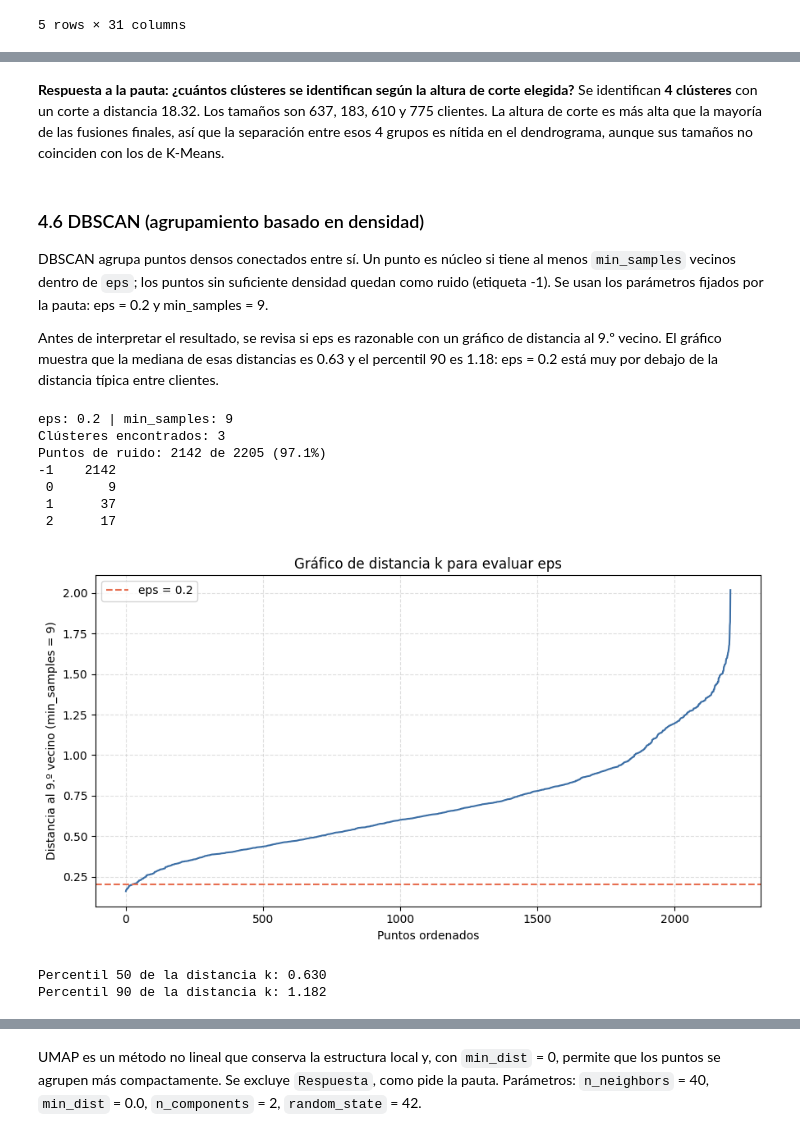
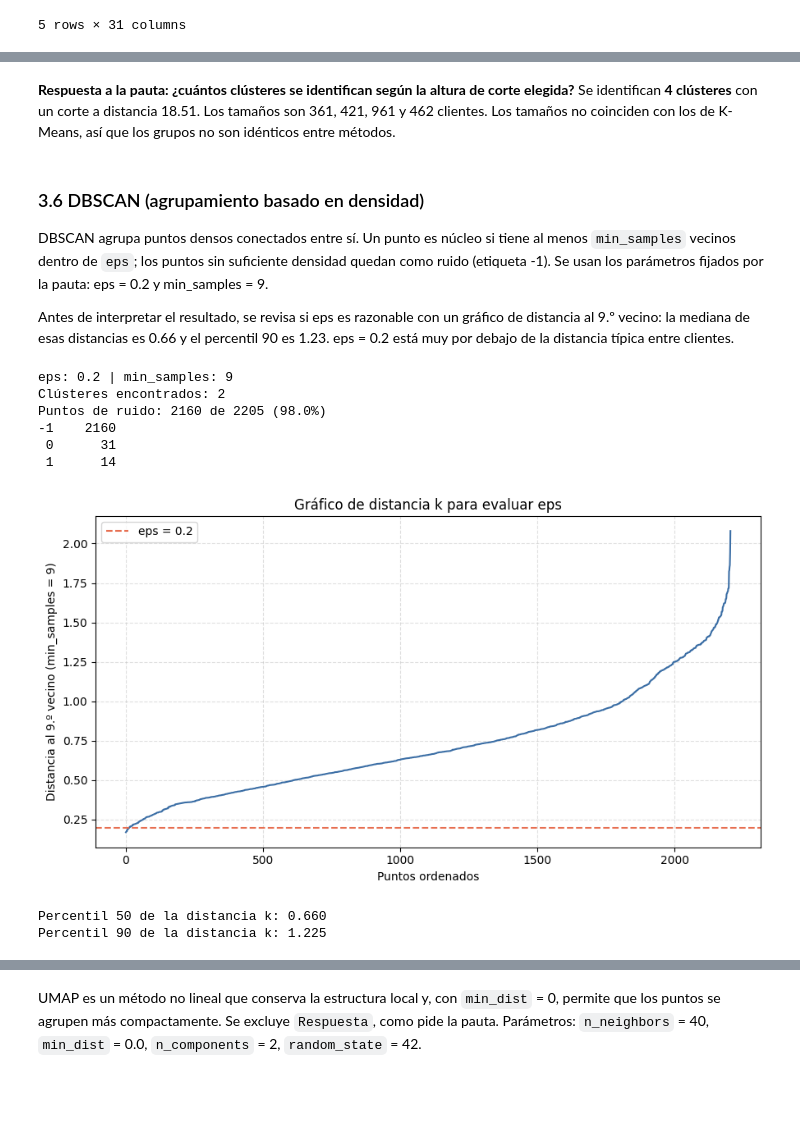
Before and after one commit to gabriel1-du/Aprendizaje-no-supervisado-Reduccion-de-dimensionaldiad-Clustering-y-validacion-, a Jupyter notebook: notebooks/notebook.ipynb, the cells around one changed output, grey strips where cells are left out. Saved outputs shown, nothing was run; the diff lists cells and outputs as text; code cells hidden in the pictures; blank space fills up the shorter version.

```diff
--- a/notebooks/notebook.ipynb
+++ b/notebooks/notebook.ipynb
@@ -124,6 +59,6 @@ PCA busca combinaciones lineales de las variables que capturan la mayor varianza
 # %%
 pca = PCA(n_components=8, random_state=42)
-pca.fit(df_sel)
+pca.fit(df)
 
 varianza_pca = pd.DataFrame({
     "varianza_explicada": pca.explained_variance_,
@@ -418,14 +351,14 @@ plt.show()
 # %% [markdown]
-**Respuesta a la pauta: ¿cuántos clústeres se identifican según la altura de corte elegida?** Se identifican **4 clústeres** con un corte a distancia 18.32. Los tamaños son 637, 183, 610 y 775 clientes. La altura de corte es más alta que la mayoría de las fusiones finales, así que la separación entre esos 4 grupos es nítida en el dendrograma, aunque sus tamaños no coinciden con los de K-Means.
+**Respuesta a la pauta: ¿cuántos clústeres se identifican según la altura de corte elegida?** Se identifican **4 clústeres** con un corte a distancia 18.51. Los tamaños son 361, 421, 961 y 462 clientes. Los tamaños no coinciden con los de K-Means, así que los grupos no son idénticos entre métodos.
 # %% [markdown]
-### 4.6 DBSCAN (agrupamiento basado en densidad)
+### 3.6 DBSCAN (agrupamiento basado en densidad)
 
 DBSCAN agrupa puntos densos conectados entre sí. Un punto es núcleo si tiene al menos `min_samples` vecinos dentro de `eps`; los puntos sin suficiente densidad quedan como ruido (etiqueta -1). Se usan los parámetros fijados por la pauta: eps = 0.2 y min_samples = 9.
 
-Antes de interpretar el resultado, se revisa si eps es razonable con un gráfico de distancia al 9.º vecino. El gráfico muestra que la mediana de esas distancias es 0.63 y el percentil 90 es 1.18: eps = 0.2 está muy por debajo de la distancia típica entre clientes.
+Antes de interpretar el resultado, se revisa si eps es razonable con un gráfico de distancia al 9.º vecino: la mediana de esas distancias es 0.66 y el percentil 90 es 1.23. eps = 0.2 está muy por debajo de la distancia típica entre clientes.
 # %%
 dbscan = DBSCAN(eps=0.2, min_samples=9)
-etiquetas_dbscan = dbscan.fit_predict(df_sel)
+etiquetas_dbscan = dbscan.fit_predict(df)
 
 n_clusters_dbscan = len(set(etiquetas_dbscan)) - (1 if -1 in etiquetas_dbscan else 0)
 n_ruido = int((etiquetas_dbscan == -1).sum())
@@ -436,33 +369,32 @@ print(f"Puntos de ruido: {n_ruido} de {len(etiquetas_dbscan)} ({n_ruido / len(et
 print(pd.Series(etiquetas_dbscan).value_counts().sort_index().to_string())
 # %% [output]
 eps: 0.2 | min_samples: 9
-Clústeres encontrados: 3
-Puntos de ruido: 2142 de 2205 (97.1%)
--1    2142
- 0       9
- 1      37
- 2      17
+Clústeres encontrados: 2
+Puntos de ruido: 2160 de 2205 (98.0%)
+-1    2160
+ 0      31
+ 1      14
 # %%
-vecinos = NearestNeighbors(n_neighbors=9).fit(df_sel)
-distancias, _ = vecinos.kneighbors(df_sel)
+vecinos = NearestNeighbors(n_neighbors=9).fit(df)
+distancias, _ = vecinos.kneighbors(df)
 distancia_k = np.sort(distancias[:, -1])
 
 fig, ax = plt.subplots(figsize=(9, 5))
 ax.plot(distancia_k, color="#3b6ea5")
 ax.axhline(0.2, color="#e76f51", linestyle="--", label="eps = 0.2")
 ax.set_xlabel("Puntos ordenados")
 ax.set_ylabel("Distancia al 9.º vecino (min_samples = 9)")
 ax.set_title("Gráfico de distancia k para evaluar eps")
 ax.legend()
 ax.grid(True, linestyle="--", alpha=0.4)
 plt.tight_layout()
 plt.show()
 print(f"Percentil 50 de la distancia k: {np.percentile(distancia_k, 50):.3f}")
 print(f"Percentil 90 de la distancia k: {np.percentile(distancia_k, 90):.3f}")
 # %% [output]
-[figure, old version]
+[figure, new version]
-Percentil 50 de la distancia k: 0.630
-Percentil 90 de la distancia k: 1.182
+Percentil 50 de la distancia k: 0.660
+Percentil 90 de la distancia k: 1.225
 # %%
 fig, ax = plt.subplots(figsize=(9, 7))
 for etiqueta in sorted(set(etiquetas_dbscan)):
```
Also changed, not shown: parts of 60 cells of this notebook.
